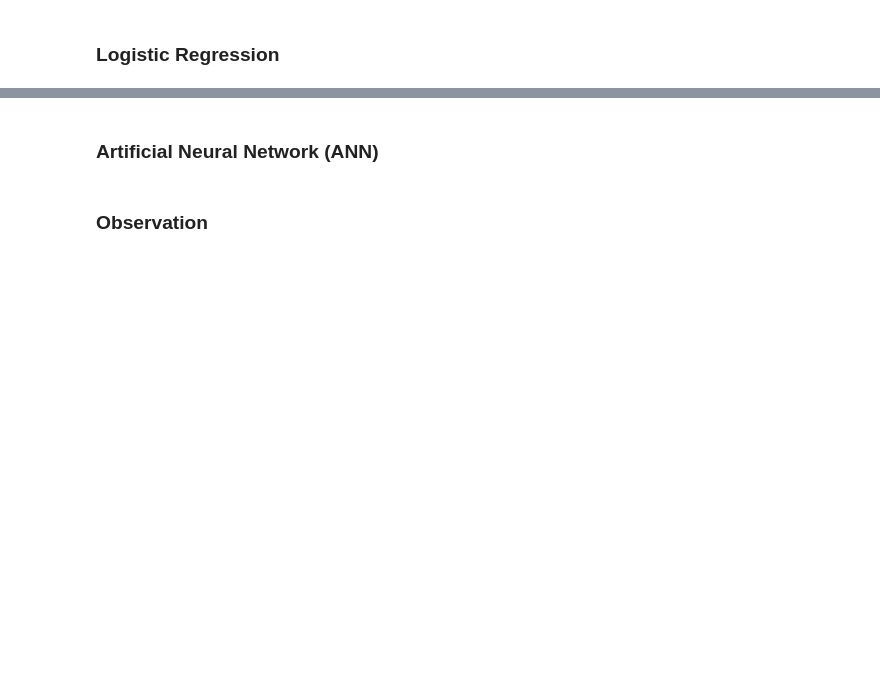
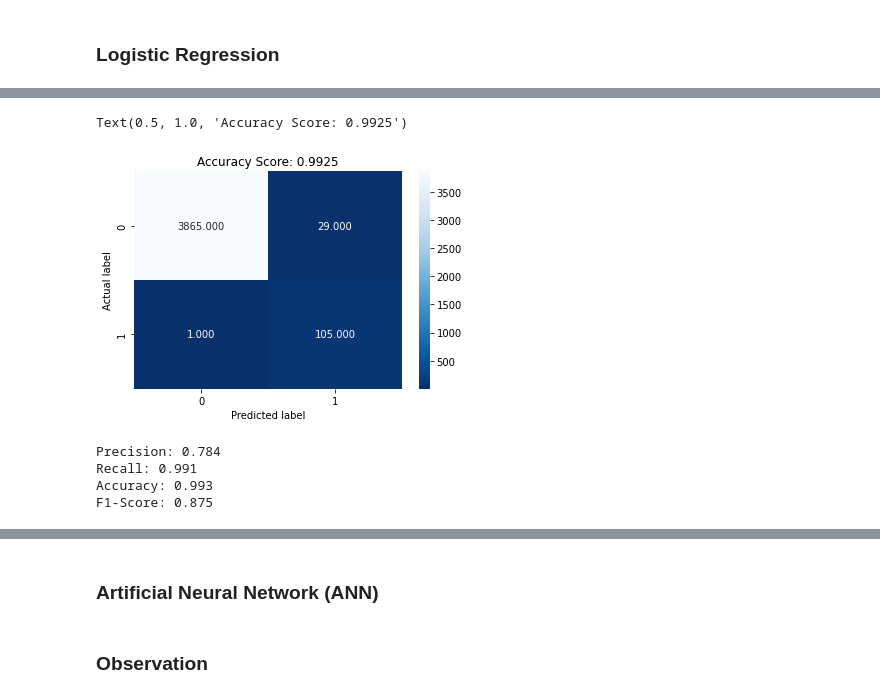
Before and after one commit to sergey-hovhannisyan/fraud-detection, a Jupyter notebook: fraud_detection.ipynb, the cells around one changed output, grey strips where cells are left out. Saved outputs shown, nothing was run; the diff lists cells and outputs as text; code cells hidden in the pictures; blank space fills up the shorter version.

```diff
--- a/fraud_detection.ipynb
+++ b/fraud_detection.ipynb
@@ -189,0 +261,25 @@ X_test Shape:  (56962, 21)
+# %%
+import seaborn as sns
+from sklearn import metrics
+
+cm = metrics.confusion_matrix(y_test, best_y_pred)
+sns.heatmap(cm, annot=True, fmt=".3f", cmap = 'Blues_r')
+plt.ylabel('Actual label')
+plt.xlabel('Predicted label')
+all_sample_title = f'Accuracy Score: {best_score[0]}'
+plt.title(all_sample_title)
+# %% [output]
+Text(0.5, 1.0, 'Accuracy Score: 0.9925')
+[figure, added]
+# %%
+from sklearn.metrics import precision_score, recall_score, f1_score, accuracy_score
+
+print('Precision: %.3f' % precision_score(y_test, best_y_pred))
+print('Recall: %.3f' % recall_score(y_test, best_y_pred))
+print('Accuracy: %.3f' % accuracy_score(y_test, best_y_pred))
+print('F1-Score: %.3f' % f1_score(y_test, best_y_pred))
+# %% [output]
+Precision: 0.784
+Recall: 0.991
+Accuracy: 0.993
+F1-Score: 0.875
```
Also changed, not shown: parts of 19 cells of this notebook, 1 other file.
